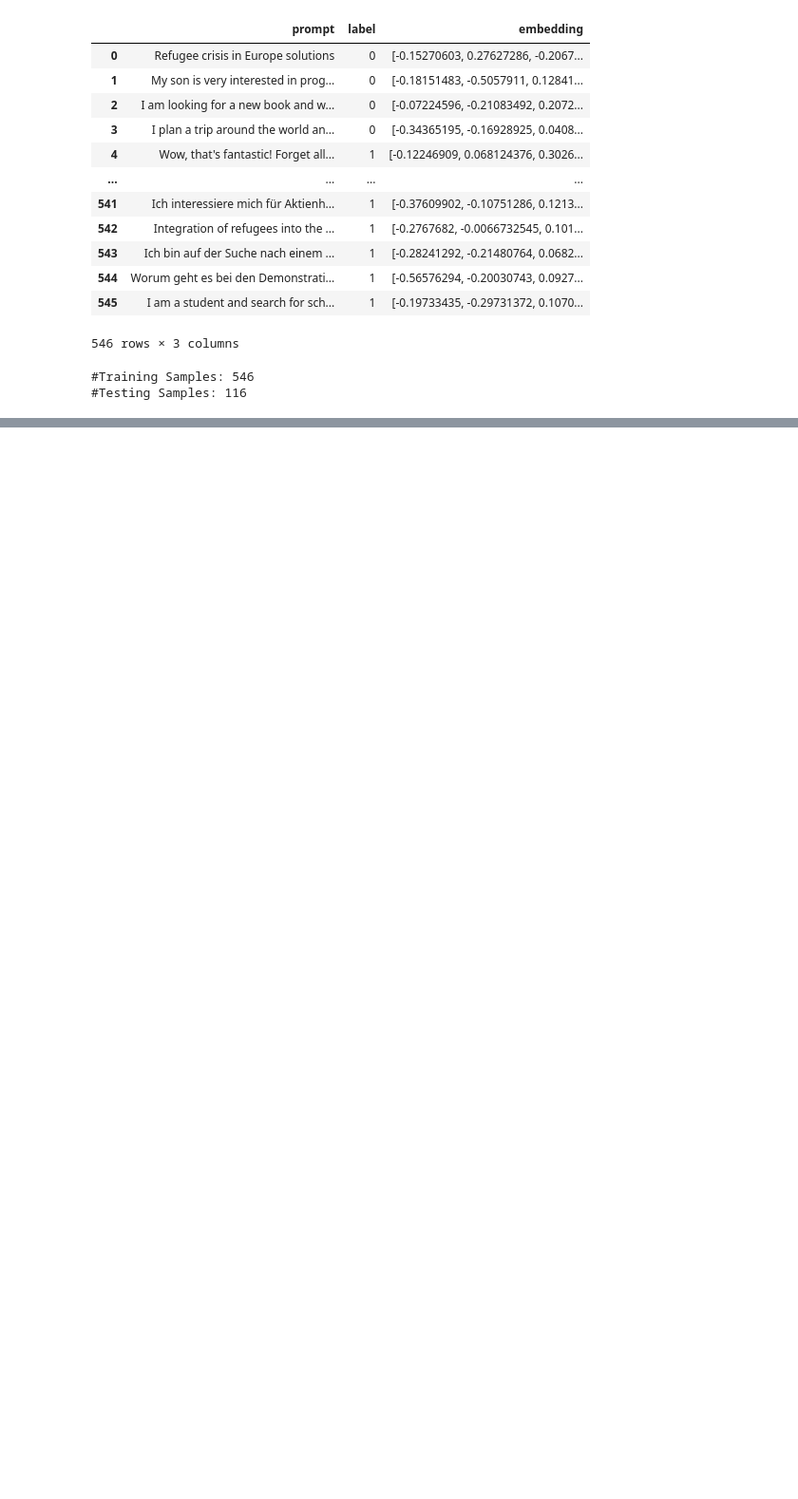
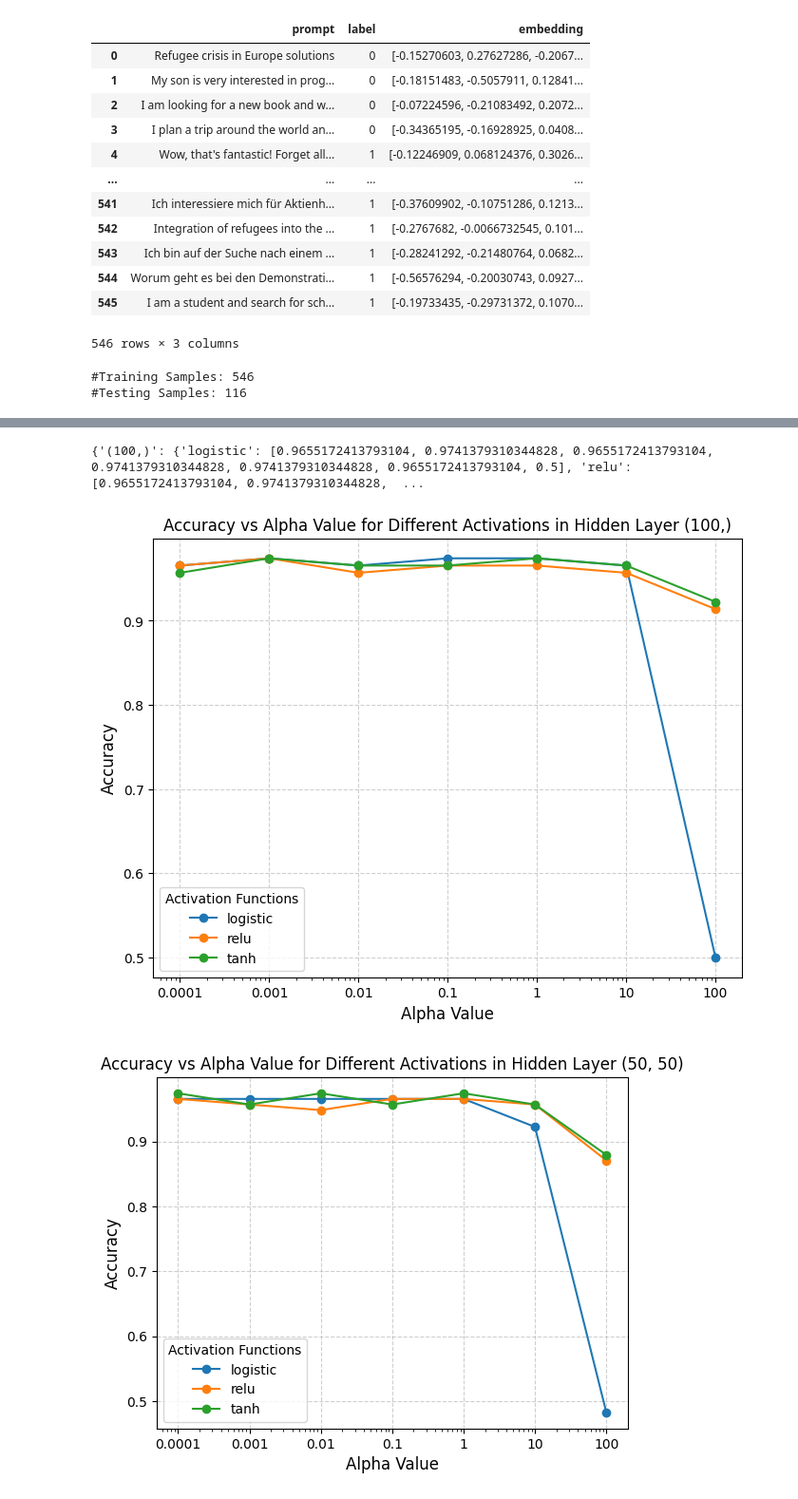
Before and after one commit to qianxichen233/CS-UY-4563-project, a Jupyter notebook: main.ipynb, the cells around one changed output, grey strips where cells are left out. Shown at 95% size. Cells and saved outputs as stored; diff of their text form; code cells hidden in the pictures; blank space fills up the shorter version.

```diff
--- a/main.ipynb
+++ b/main.ipynb
@@ -66,11 +66,11 @@ models = {
             },
             "L1": {
                 "penlty": "l1",
-                "C": [0.01, 0.1, 1, 10, 100],
+                "C": [0.001, 0.01, 0.1, 1, 10, 100],
             },
             "L2": {
                 "penlty": "l2",
-                "C": [0.01, 0.1, 1, 10, 100],
+                "C": [0.001, 0.01, 0.1, 1, 10, 100],
             },
         }
     },
@@ -82,7 +82,7 @@ models = {
         "regularization": {
             "L2": {
                 "penlty": None,
-                "C": [0.01, 0.1, 1, 10, 100],
+                "C": [0.001, 0.01, 0.1, 1, 10, 100],
             },
         }
     }
@@ -204,0 +279,18 @@ ROC AUC: 0.4610
+# %%
+alpha_list = [0.0001, 0.001, 0.01, 0.1, 1, 10, 100]
+
+c_accuracies = {f'{hidden_layer_number}': {activation_func: [] for activation_func in activation_funcs} for hidden_layer_number in hidden_layer_numbers}
+
+print(c_accuracies)
+
+for hidden_layer_number in hidden_layer_numbers:
+    for activation_func in activation_funcs:
+        for this_alpha in alpha_list:
+            nn = MLPClassifier(activation=activation_func, hidden_layer_sizes=hidden_layer_number, alpha = this_alpha).fit(X_train, y_train)
+            y_pred = nn.predict(X_test)
+            y_pred_prob = nn.predict_proba(X_test)[:, 1]
+
+            c_accuracies[f'{hidden_layer_number}'][activation_func].append(accuracy_score(y_test, y_pred))
+
+            evaluate_classification_model(f"{activation_func}-{hidden_layer_number}-{this_alpha}", y_test, y_pred, y_pred_prob)
+print(c_accuracies)
@@ -204,0 +447,22 @@ ROC AUC: 0.4610
+# %%
+plt.figure(figsize=(8, 6))
+print(c_accuracies)
+
+for hidden_layer_number in c_accuracies:
+    print()
+    for activation_func, accuracy_list in c_accuracies[hidden_layer_number].items():
+        plt.plot(alpha_list, accuracy_list, marker='o', label=activation_func)
+
+
+    plt.xlabel('Alpha Value', fontsize=12)
+    plt.ylabel('Accuracy', fontsize=12)
+    plt.title(f'Accuracy vs Alpha Value for Different Activations in Hidden Layer {hidden_layer_number}')
+    plt.legend(title='Activation Functions')
+    plt.grid(True, linestyle='--', alpha=0.6)
+    plt.xscale('log')
+    plt.xticks(alpha_list, labels=[str(a) for a in alpha_list])
+    plt.show()
+# %% [output]
+{'(100,)': {'logistic': [0.9655172413793104, 0.9741379310344828, 0.9655172413793104, 0.9741379310344828, 0.9741379310344828, 0.9655172413793104, 0.5], 'relu': [0.9655172413793104, 0.9741379310344828,  ...
+[figure, added]
+[figure, added]
```
Also changed, not shown: parts of 10 cells of this notebook.
